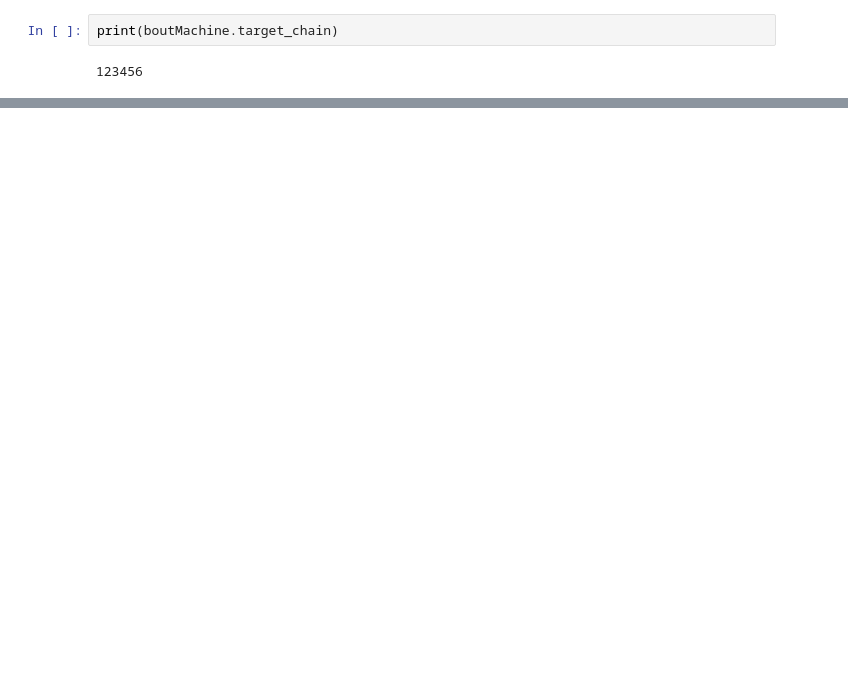
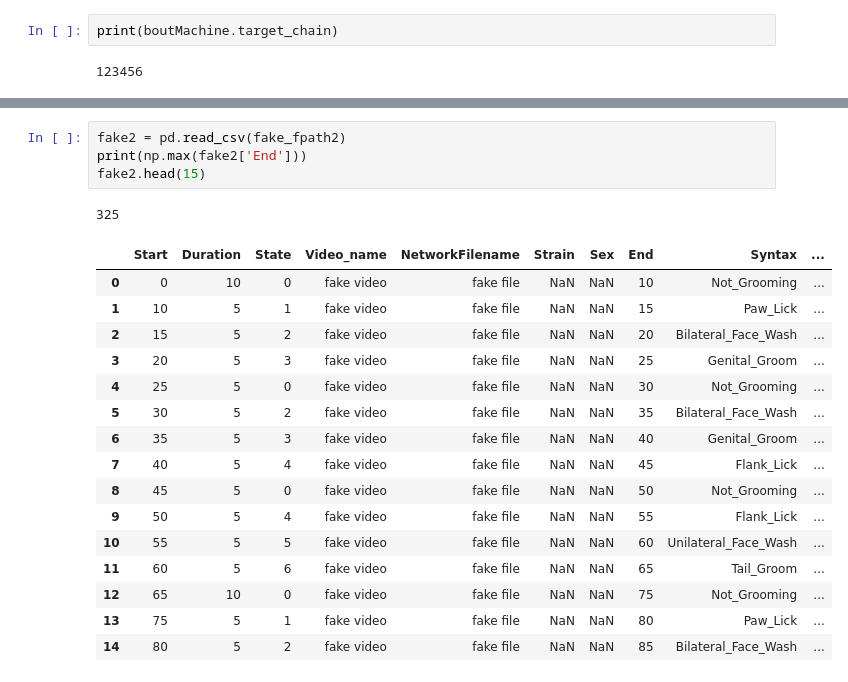
Before and after one commit to brigbrog/Syntactic-Grooming, a Jupyter notebook: bout_machine.ipynb, the cells around one changed output, grey strips where cells are left out. Drawn from its saved outputs; the diff is of its cells as text; blank space fills up the shorter version.

```diff
--- a/bout_machine.ipynb
+++ b/bout_machine.ipynb
@@ -78,0 +67,22 @@ print(log)
+# %%
+fake2 = pd.read_csv(fake_fpath2)
+print(np.max(fake2['End']))
+fake2.head(15)
+# %% [output]
+325
+|  | Start | Duration | State | Video_name | NetworkFilename | Strain | Sex | End | Syntax | ... |
+| 0 | 0 | 10 | 0 | fake video | fake file | NaN | NaN | 10 | Not_Grooming | ... |
+| 1 | 10 | 5 | 1 | fake video | fake file | NaN | NaN | 15 | Paw_Lick | ... |
+| 2 | 15 | 5 | 2 | fake video | fake file | NaN | NaN | 20 | Bilateral_Face_Wash | ... |
+| 3 | 20 | 5 | 3 | fake video | fake file | NaN | NaN | 25 | Genital_Groom | ... |
+| 4 | 25 | 5 | 0 | fake video | fake file | NaN | NaN | 30 | Not_Grooming | ... |
+| 5 | 30 | 5 | 2 | fake video | fake file | NaN | NaN | 35 | Bilateral_Face_Wash | ... |
+| 6 | 35 | 5 | 3 | fake video | fake file | NaN | NaN | 40 | Genital_Groom | ... |
+| 7 | 40 | 5 | 4 | fake video | fake file | NaN | NaN | 45 | Flank_Lick | ... |
+| 8 | 45 | 5 | 0 | fake video | fake file | NaN | NaN | 50 | Not_Grooming | ... |
+| 9 | 50 | 5 | 4 | fake video | fake file | NaN | NaN | 55 | Flank_Lick | ... |
+| 10 | 55 | 5 | 5 | fake video | fake file | NaN | NaN | 60 | Unilateral_Face_Wash | ... |
+| 11 | 60 | 5 | 6 | fake video | fake file | NaN | NaN | 65 | Tail_Groom | ... |
+| 12 | 65 | 10 | 0 | fake video | fake file | NaN | NaN | 75 | Not_Grooming | ... |
+| 13 | 75 | 5 | 1 | fake video | fake file | NaN | NaN | 80 | Paw_Lick | ... |
+| 14 | 80 | 5 | 2 | fake video | fake file | NaN | NaN | 85 | Bilateral_Face_Wash | ... |
```
Also changed, not shown: parts of 15 cells of this notebook, 2 other files.
